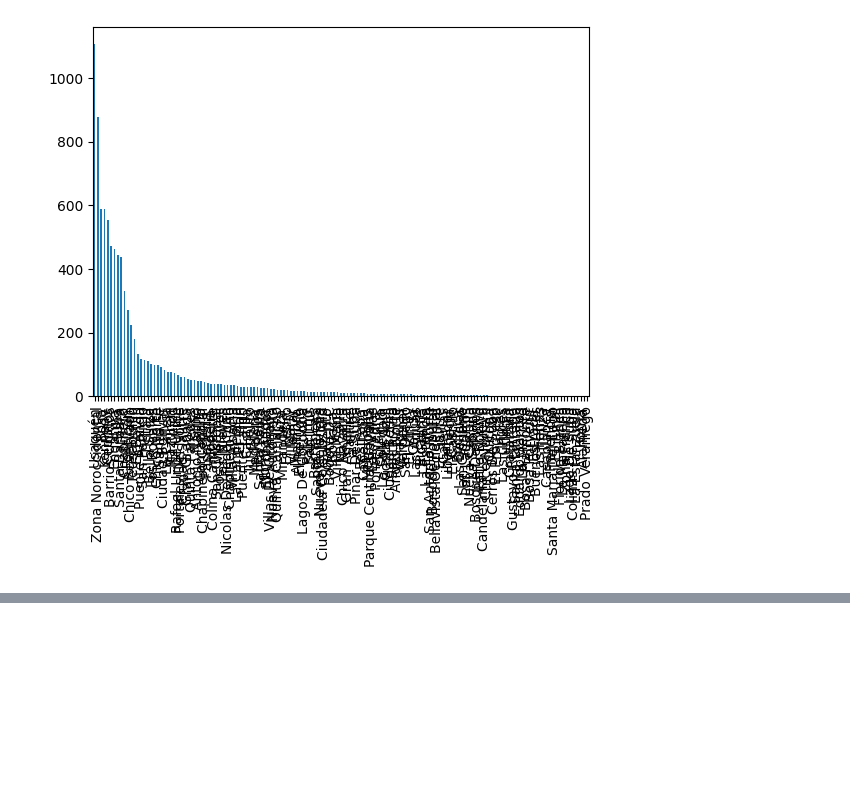
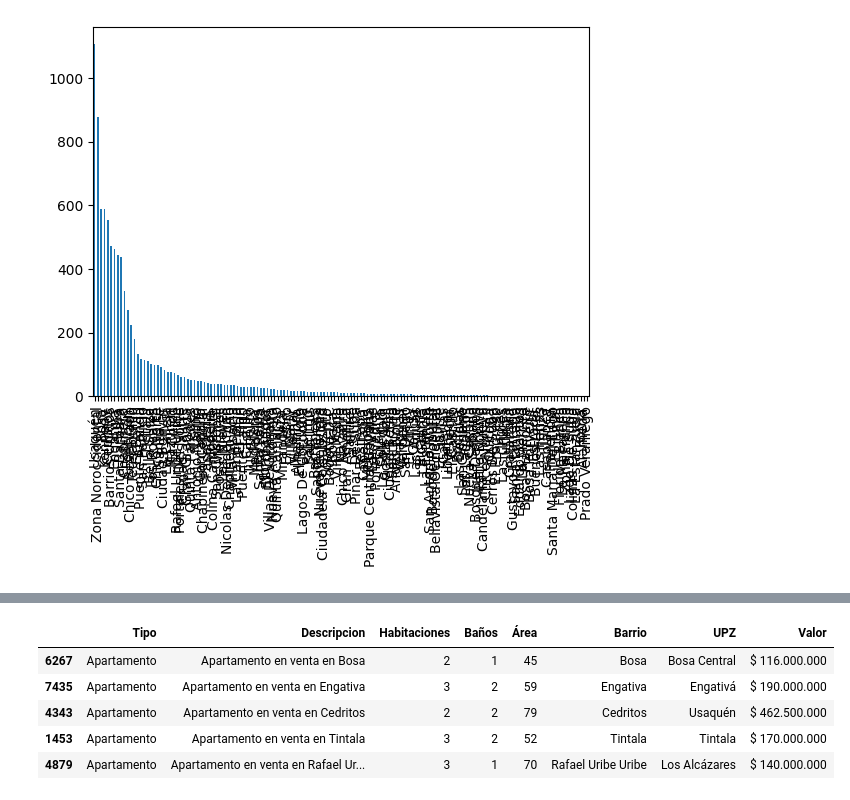
Before and after one commit to AlfonsoAcosta28/AluraLATAM, a Jupyter notebook: INMERSION_DATOS_AULA_1.ipynb, the cells around one changed output, grey strips where cells are left out. Cells and saved outputs as stored; diff of their text form; code cells hidden in the pictures; blank space fills up the shorter version.

```diff
--- a/INMERSION_DATOS_AULA_1.ipynb
+++ b/INMERSION_DATOS_AULA_1.ipynb
@@ -189,0 +191,9 @@ NameError: ignored
+# %%
+inmuebles.sample(5)
+# %% [output]
+|  | Tipo | Descripcion | Habitaciones | Baños | Área | Barrio | UPZ | Valor |
+| 6267 | Apartamento | Apartamento en venta en Bosa | 2 | 1 | 45 | Bosa | Bosa Central | $ 116.000.000 |
+| 7435 | Apartamento | Apartamento en venta en Engativa | 3 | 2 | 59 | Engativa | Engativá | $ 190.000.000 |
+| 4343 | Apartamento | Apartamento en venta en Cedritos | 2 | 2 | 79 | Cedritos | Usaquén | $ 462.500.000 |
+| 1453 | Apartamento | Apartamento en venta en Tintala | 3 | 2 | 52 | Tintala | Tintala | $ 170.000.000 |
+| 4879 | Apartamento | Apartamento en venta en Rafael Ur... | 3 | 1 | 70 | Rafael Uribe Uribe | Los Alcázares | $ 140.000.000 |
```
Also changed, not shown: parts of 18 cells of this notebook.
